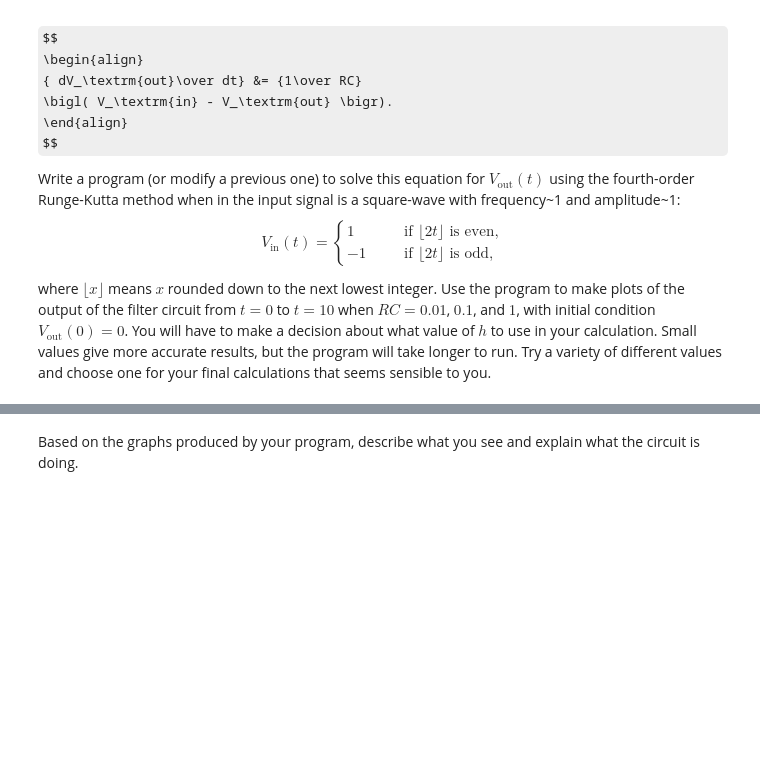
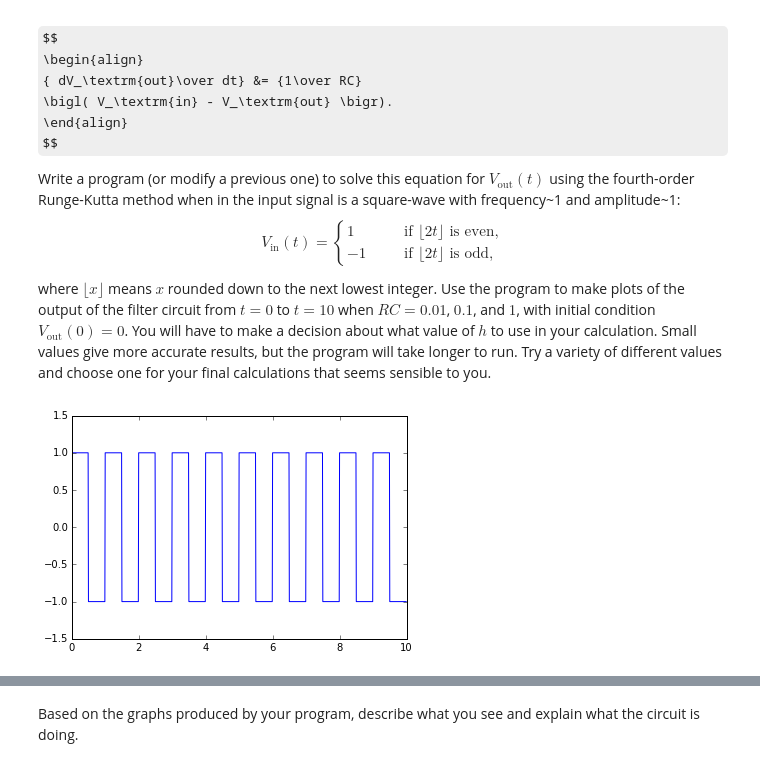
Before and after one commit to Ashardalon125/Weekly-Sessions_partII, a Jupyter notebook: Weekly_Session_9.ipynb, the cells around one changed output, grey strips where cells are left out. Saved outputs shown, nothing was run; the diff lists cells and outputs as text; code cells hidden in the pictures; some formulas as TeX source; blank space fills up the shorter version.

```diff
--- a/Weekly_Session_9.ipynb
+++ b/Weekly_Session_9.ipynb
@@ -440,0 +436,20 @@ sensible to you.
+# %%
+#your code here
+def square_wave (t):
+    t=int(np.floor(2*t))
+    if (t%2 == 0):
+        return 1
+    else:
+        return -1
+
+time = np.arange (0,10, 0.01)
+ysample = []
+
+for t in time:
+    ysample.append(square_wave(t))
+
+plt.plot(time,ysample)
+plt.ylim(-1.5,1.5)
+plt.show()
+# %% [output]
+[figure, added]
```
Also changed, not shown: parts of 8 cells of this notebook.
